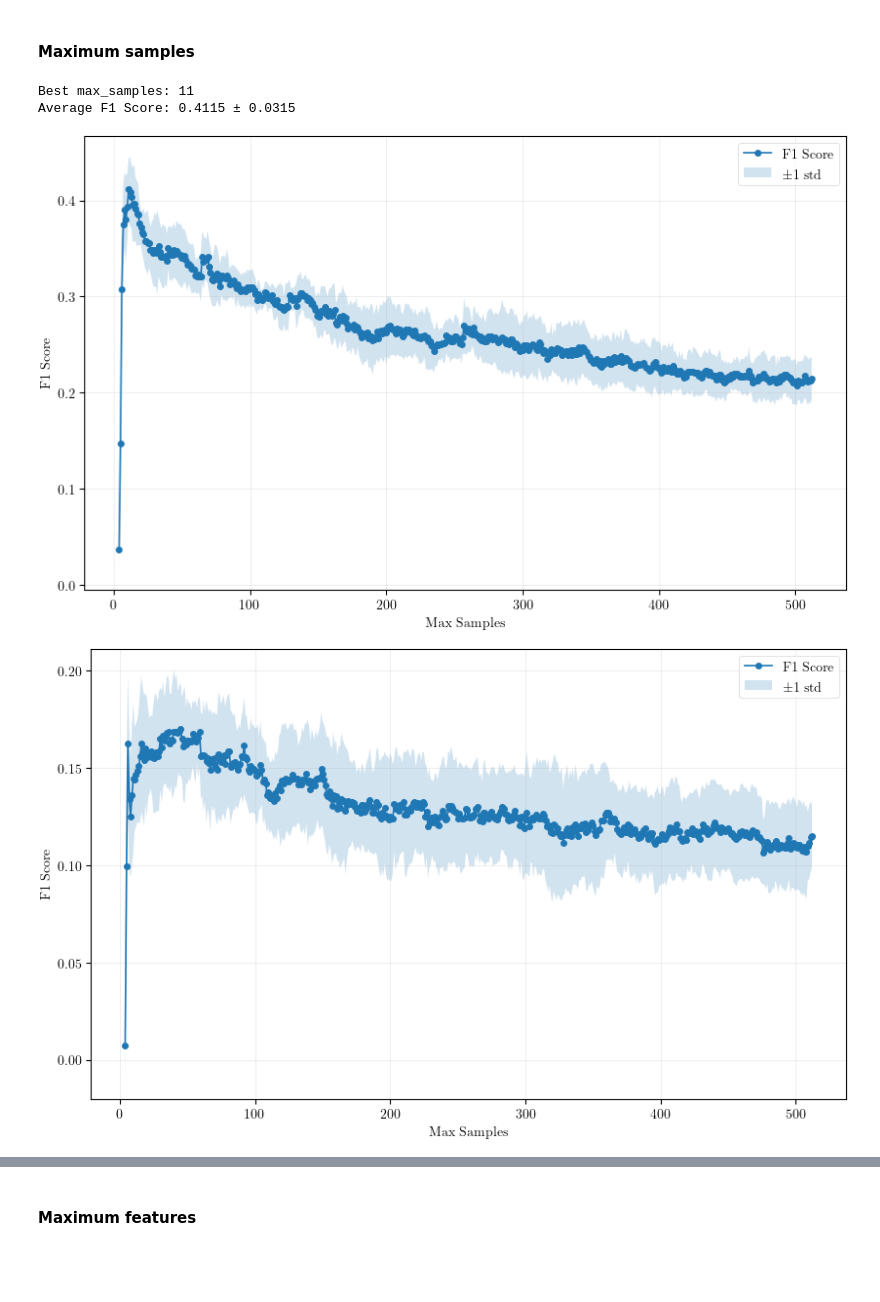
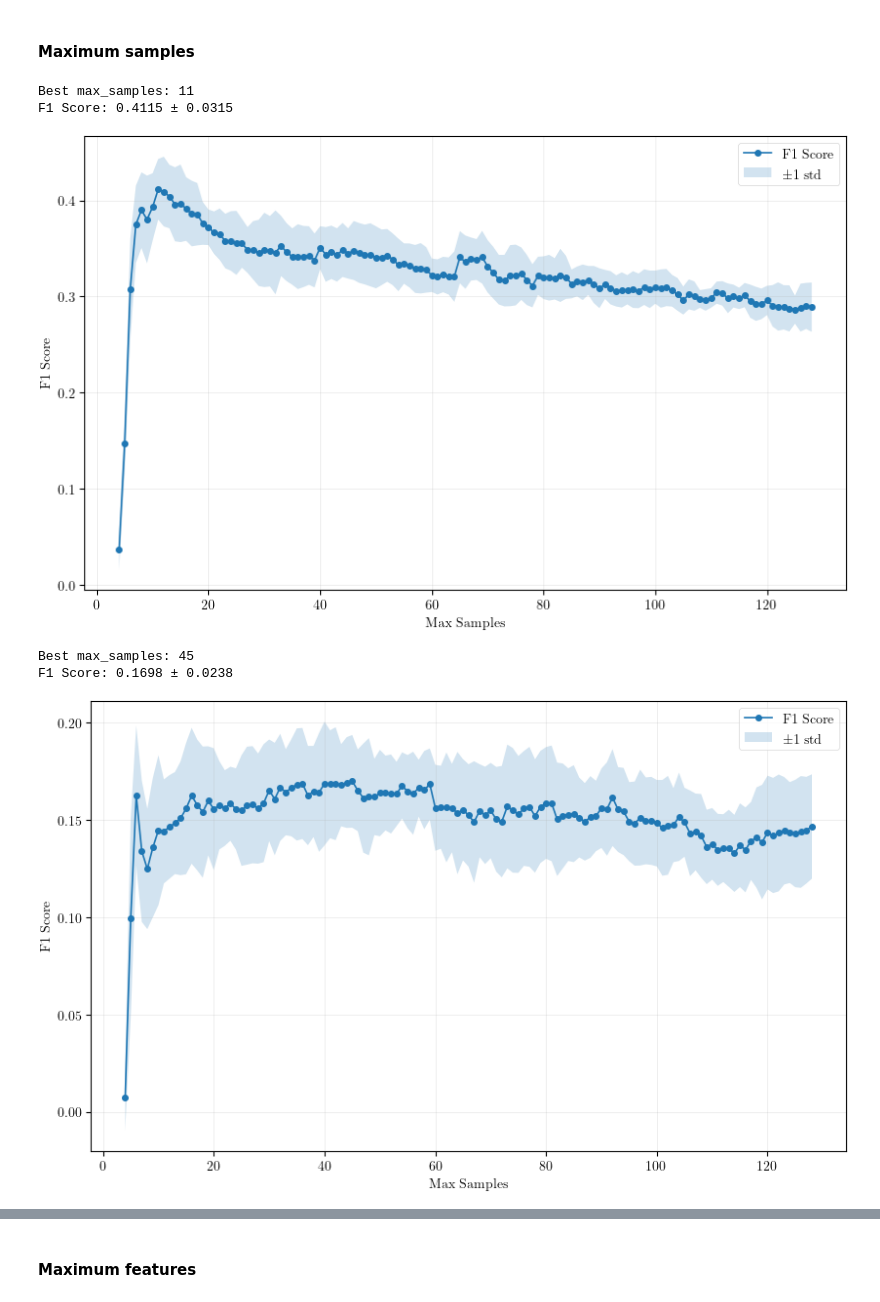
Before and after one commit to KellenMossner/MachineLearning441, a Jupyter notebook: Assignment-4/src/assignment4.ipynb, the cells around one changed output, grey strips where cells are left out. Saved outputs shown, nothing was run; the diff lists cells and outputs as text; code cells hidden in the pictures; blank space fills up the shorter version.

```diff
--- a/Assignment-4/src/assignment4.ipynb
+++ b/Assignment-4/src/assignment4.ipynb
@@ -612,30 +918,32 @@ if os.path.exists(results_file):
     # plot results
     plot_results(fault_max_samples_results, 'F1_Score_mean', 'F1_Score_std', 'max_samples', xlabel='Max Samples', ylabel='F1 Score', saveas='fault_max_samples')
 else:
-    fault_max_samples, fault_max_samples_results = evaluate_max_samples(X_train_fault, X_test_fault, y_test_fault, 4, 512, 1, save_results=results_file)
+    fault_max_samples, fault_max_samples_results = evaluate_max_samples(X_train_fault, X_test_fault, y_test_fault, 4, 128, 1, save_results=results_file)
 # %% [output]
 Best max_samples: 11
-Average F1 Score: 0.4115 ± 0.0315
+F1 Score: 0.4115 ± 0.0315
-[figure, old version]
+[figure, new version]
 # %%
 results_file = '../data/results/thyroid_max_samples_results.pkl'
 
 # first try load results
 if os.path.exists(results_file):
     with open(results_file, 'rb') as f:
         results = pickle.load(f)
     thyroid_max_samples = results['best_max_samples']
     thyroid_max_samples_results = results['avg_results']
 
     print(f"\nBest max_samples: {thyroid_max_samples}")
     print(f"F1 Score: {results['best_avg_f1']:.4f} ± {results['best_std_f1']:.4f}")
 
     # plot results
     plot_results(thyroid_max_samples_results, 'F1_Score_mean', 'F1_Score_std', 'max_samples', xlabel='Max Samples', ylabel='F1 Score', saveas='thyroid_max_samples')
 else:
-    thyroid_max_samples, thyroid_max_samples_results = evaluate_max_samples(X_train_thyroid, X_test_thyroid, y_test_thyroid, start=4, stop=512, step=1, save_results=results_file)
+    thyroid_max_samples, thyroid_max_samples_results = evaluate_max_samples(X_train_thyroid, X_test_thyroid, y_test_thyroid, start=4, stop=128, step=1, save_results=results_file)
 # %% [output]
+Best max_samples: 45
+F1 Score: 0.1698 ± 0.0238
-[figure, old version]
+[figure, new version]
 # %%
 results_file = '../data/results/sat_max_samples_results.pkl'
 
```
Also changed, not shown: parts of 28 cells of this notebook.
